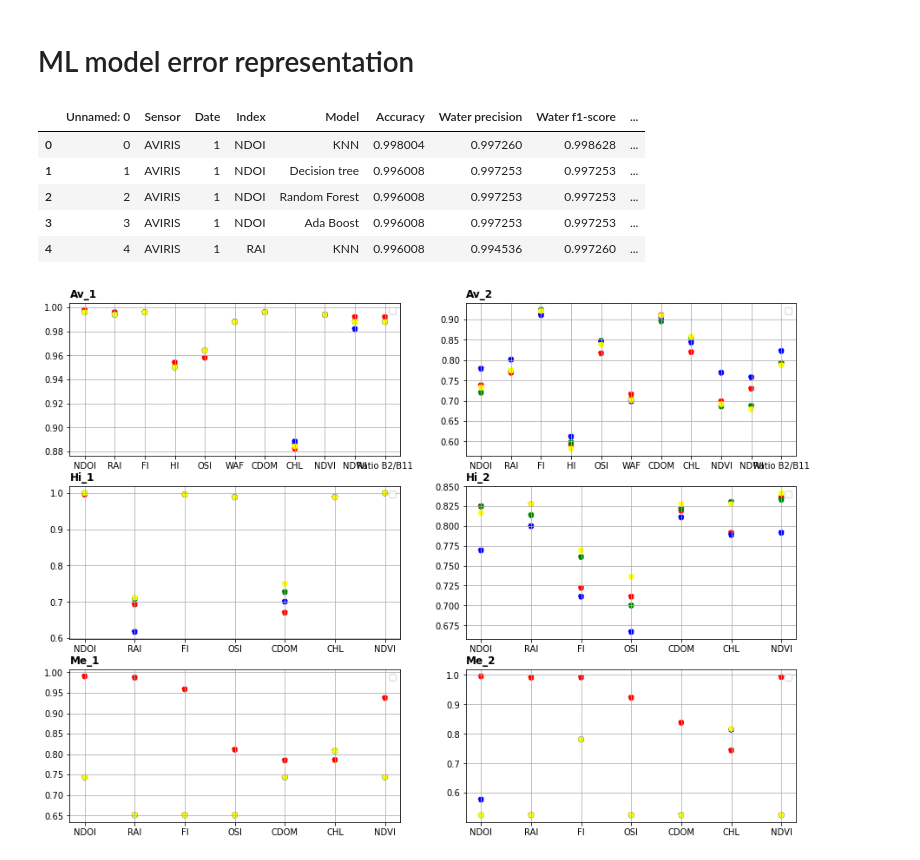
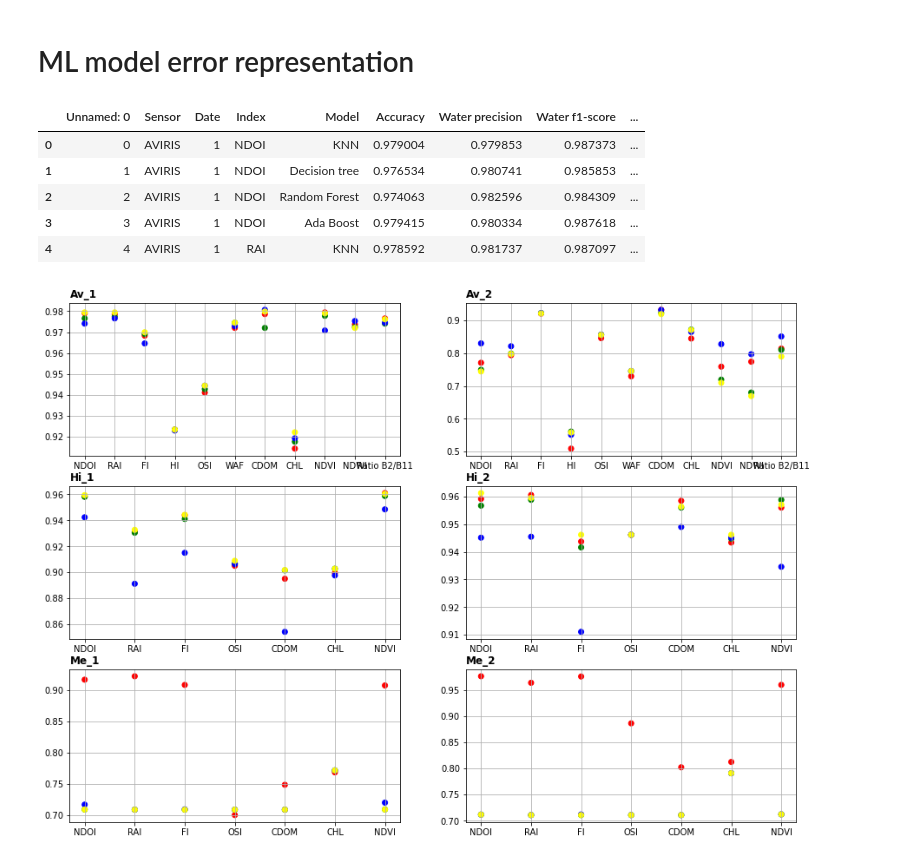
Before and after one commit to AmbarJade/NDOI-index, a Jupyter notebook: Error_representation.ipynb, the cells around one changed output. Cells and saved outputs as stored; diff of their text form; code cells hidden in the pictures.

```diff
--- a/Error_representation.ipynb
+++ b/Error_representation.ipynb
@@ -4,15 +4,15 @@
 import pandas as pd
 import matplotlib.pyplot as plt
 # %%
-df = pd.read_excel(r'data\dataframe2.xlsx') #dataframe50
+df = pd.read_excel(r'data\dataframe3.xlsx') #dataframe50
 df.head()
 # %% [output]
 |  | Unnamed: 0 | Sensor | Date | Index | Model | Accuracy | Water precision | Water f1-score | ... |
-| 0 | 0 | AVIRIS | 1 | NDOI | KNN | 0.998004 | 0.997260 | 0.998628 | ... |
-| 1 | 1 | AVIRIS | 1 | NDOI | Decision tree | 0.996008 | 0.997253 | 0.997253 | ... |
-| 2 | 2 | AVIRIS | 1 | NDOI | Random Forest | 0.996008 | 0.997253 | 0.997253 | ... |
-| 3 | 3 | AVIRIS | 1 | NDOI | Ada Boost | 0.996008 | 0.997253 | 0.997253 | ... |
-| 4 | 4 | AVIRIS | 1 | RAI | KNN | 0.996008 | 0.994536 | 0.997260 | ... |
+| 0 | 0 | AVIRIS | 1 | NDOI | KNN | 0.979004 | 0.979853 | 0.987373 | ... |
+| 1 | 1 | AVIRIS | 1 | NDOI | Decision tree | 0.976534 | 0.980741 | 0.985853 | ... |
+| 2 | 2 | AVIRIS | 1 | NDOI | Random Forest | 0.974063 | 0.982596 | 0.984309 | ... |
+| 3 | 3 | AVIRIS | 1 | NDOI | Ada Boost | 0.979415 | 0.980334 | 0.987618 | ... |
+| 4 | 4 | AVIRIS | 1 | RAI | KNN | 0.978592 | 0.981737 | 0.987097 | ... |
 # %%
 Av_1 = df[(df.Sensor == "AVIRIS") & (df.Date == 1)]
 Av_2 = df[(df.Sensor == "AVIRIS") & (df.Date == 2)]
@@ -26,16 +26,15 @@ images_name = ["Av_1", "Av_2", "Hi_1", "Hi_2", "Me_1", "Me_2"]
 # %%
 fig = plt.figure(figsize=(15,11))
 col = {'KNN':'red', 'Decision tree':'green', 'Random Forest':'blue', 'Ada Boost':'yellow'}
 
 for i in range(0,len(images)):
     ax = fig.add_subplot(3,2,i+1)
     title = images_name[i]
-    plt.legend(col)
     plt.grid()
     plt.title(title, fontweight='bold', fontsize=12, loc='left')
-    plt.scatter(images[i]['Index'].tolist(), images[i]['Accuracy'].tolist(), linestyle='--', marker='o', color = images[i].Model.map(col))
+    plt.scatter(images[i]['Index'].tolist(), images[i]['Accuracy'].tolist(), marker='o', color = images[i].Model.map(col))
 # %% [output]
-[figure, old version]
+[figure, new version]
 # %%
 #plt.plot(x_val, y_val, marker='o', linestyle='--')
 #Av_1.plot.line(x = "Index", y = 'Accuracy', color = Av_1.Model.map(col))
```
Also changed, not shown: parts of 4 cells of this notebook, 7 other files.
